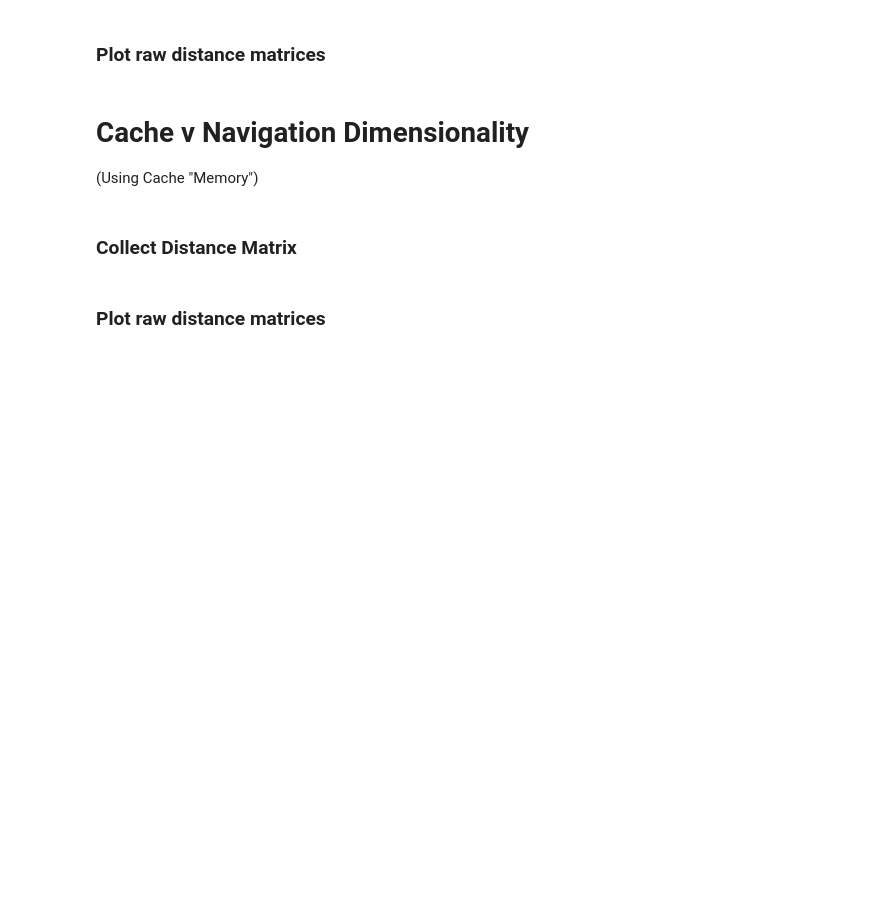
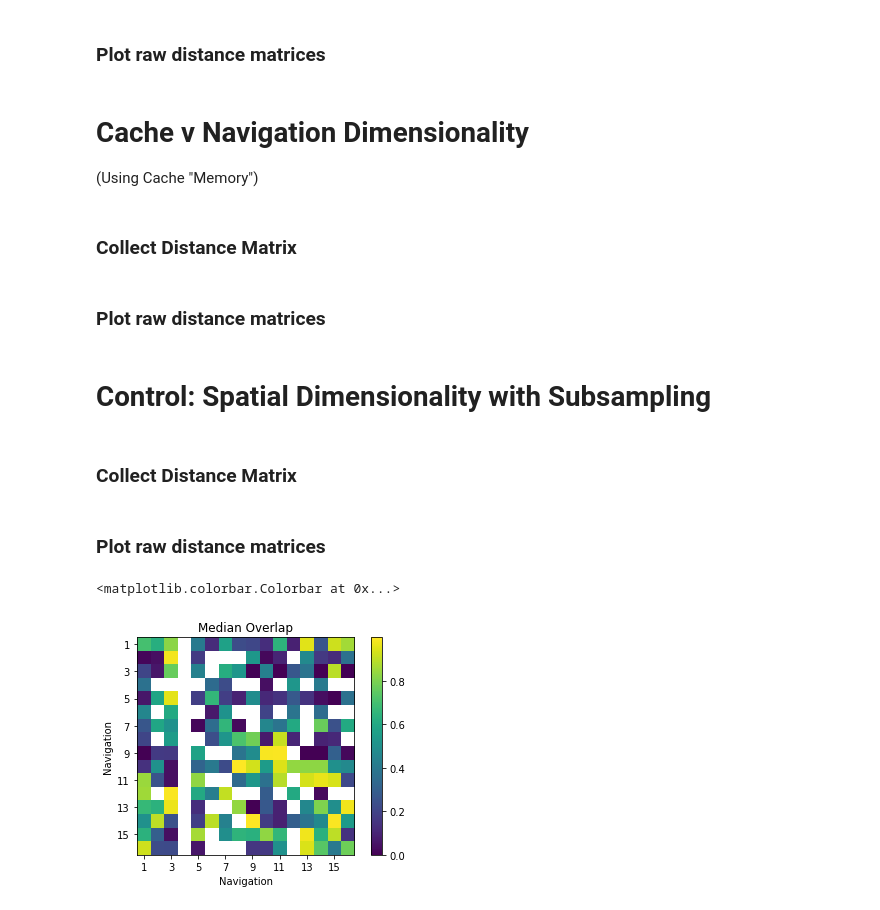
Before and after one commit to chingf/cache-arena-analysis, a Jupyter notebook: notebooks/2-population-reactivation-analysis/3-reactivation-distance-matrices.ipynb, the cells around one changed output. Saved outputs shown, nothing was run; the diff lists cells and outputs as text; code cells hidden in the pictures; blank space fills up the shorter version.

Commit message:
Add control for spatial distance matrix via subsampling

```diff
--- a/notebooks/2-population-reactivation-analysis/3-reactivation-distance-matrices.ipynb
+++ b/notebooks/2-population-reactivation-analysis/3-reactivation-distance-matrices.ipynb
@@ -299,3 +299,7 @@ plt.title("Cache/Navigation Overlap")
 plt.xlabel("Site Distance between\nCache/Navigation")
 plt.ylabel("Median Overlap")
 plt.show()
+# %% [markdown]
+# Control: Spatial Dimensionality with Subsampling
+# %% [markdown]
+### Collect Distance Matrix
@@ -301,0 +336,25 @@ plt.show()
+# %% [markdown]
+### Plot raw distance matrices
+# %%
+vals_by_sitedist = [[] for _ in range(9)]
+for i in range(distance_matrix.shape[0]):
+    for j in range(distance_matrix.shape[1]):
+        mat_ij = np.array(distance_matrix[i,j])
+        nonnan_vals = mat_ij[np.logical_not(np.isnan(mat_ij))].tolist()
+        dist = get_site_distance(i,j)
+        vals_by_sitedist[dist].extend(nonnan_vals)
+# %%
+x = np.zeros(distance_matrix.shape)
+for i in range(x.shape[0]):
+    for j in range(x.shape[1]):
+        x[i,j] = np.nanmedian(distance_matrix[i,j])
+plt.imshow(x)
+plt.ylabel("Navigation")
+plt.xlabel("Navigation")
+plt.xticks(np.arange(0,16,2), np.arange(0,16,2)+1)
+plt.yticks(np.arange(0,16,2), np.arange(0,16,2)+1)
+plt.title("Median Overlap")
+plt.colorbar()
+# %% [output]
+<matplotlib.colorbar.Colorbar at 0x...>
+[figure, added]
```
Also changed, not shown: parts of 2 cells of this notebook.
